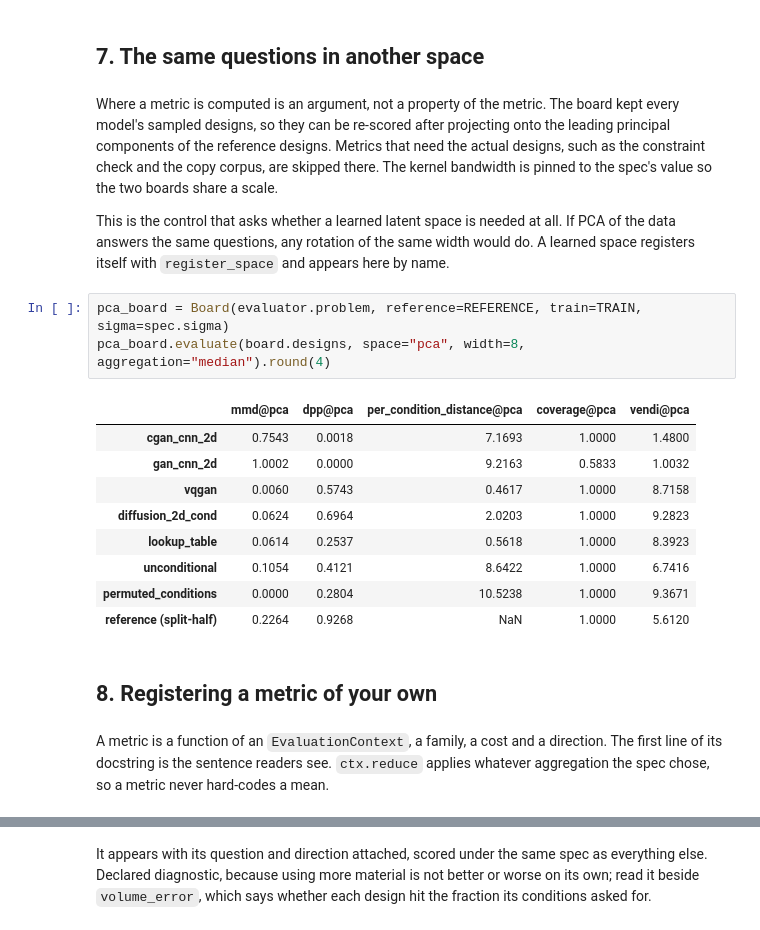
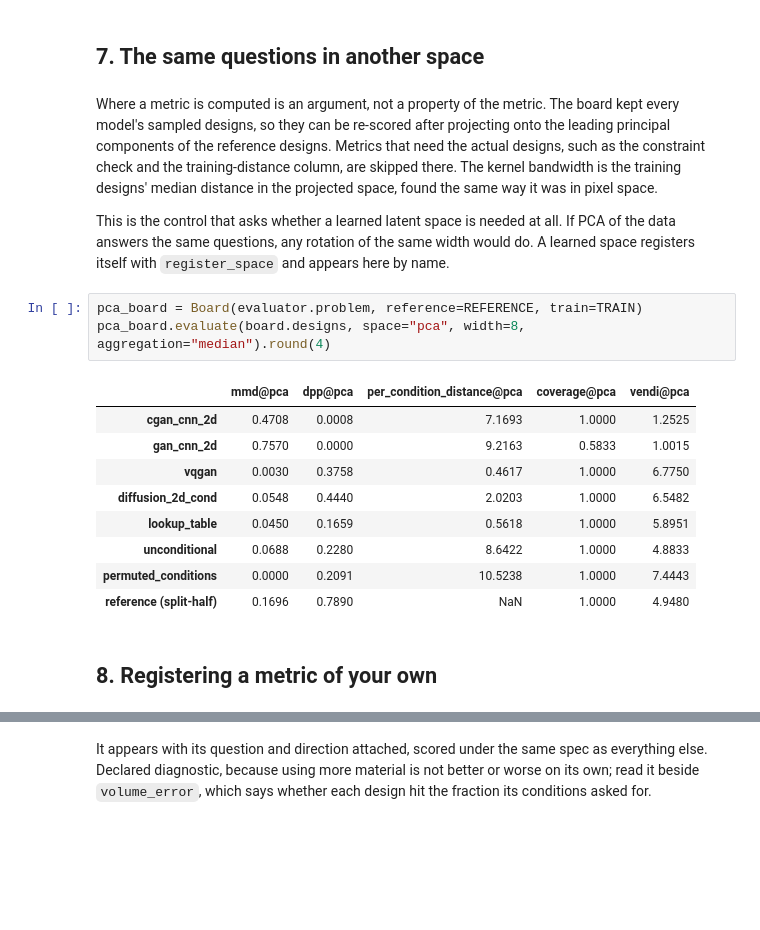
Before and after one commit to IDEALLab/EngiOpt, a Jupyter notebook: example_metrics_suite.ipynb, the cells around one changed output, grey strips where cells are left out. Cells and saved outputs as stored; diff of their text form; blank space fills up the shorter version.

```diff
--- a/example_metrics_suite.ipynb
+++ b/example_metrics_suite.ipynb
@@ -292,28 +300,25 @@ except ValueError as e:
 Where a metric is computed is an argument, not a property of the metric. The board
 kept every model's sampled designs, so they can be re-scored after projecting onto
 the leading principal components of the reference designs. Metrics that need the
-actual designs, such as the constraint check and the copy corpus, are skipped there.
-The kernel bandwidth is pinned to the spec's value so the two boards share a scale.
+actual designs, such as the constraint check and the training-distance column, are
+skipped there. The kernel bandwidth is the training designs' median distance in the
+projected space, found the same way it was in pixel space.
 
 This is the control that asks whether a learned latent space is needed at all. If PCA
 of the data answers the same questions, any rotation of the same width would do. A
 learned space registers itself with `register_space` and appears here by name.
 # %%
-pca_board = Board(evaluator.problem, reference=REFERENCE, train=TRAIN, sigma=spec.sigma)
+pca_board = Board(evaluator.problem, reference=REFERENCE, train=TRAIN)
 pca_board.evaluate(board.designs, space="pca", width=8, aggregation="median").round(4)
 # %% [output]
 |  | mmd@pca | dpp@pca | per_condition_distance@pca | coverage@pca | vendi@pca |
-| cgan_cnn_2d | 0.7543 | 0.0018 | 7.1693 | 1.0000 | 1.4800 |
-| gan_cnn_2d | 1.0002 | 0.0000 | 9.2163 | 0.5833 | 1.0032 |
-| vqgan | 0.0060 | 0.5743 | 0.4617 | 1.0000 | 8.7158 |
-| diffusion_2d_cond | 0.0624 | 0.6964 | 2.0203 | 1.0000 | 9.2823 |
-| lookup_table | 0.0614 | 0.2537 | 0.5618 | 1.0000 | 8.3923 |
-| unconditional | 0.1054 | 0.4121 | 8.6422 | 1.0000 | 6.7416 |
-| permuted_conditions | 0.0000 | 0.2804 | 10.5238 | 1.0000 | 9.3671 |
-| reference (split-half) | 0.2264 | 0.9268 | NaN | 1.0000 | 5.6120 |
+| cgan_cnn_2d | 0.4708 | 0.0008 | 7.1693 | 1.0000 | 1.2525 |
+| gan_cnn_2d | 0.7570 | 0.0000 | 9.2163 | 0.5833 | 1.0015 |
+| vqgan | 0.0030 | 0.3758 | 0.4617 | 1.0000 | 6.7750 |
+| diffusion_2d_cond | 0.0548 | 0.4440 | 2.0203 | 1.0000 | 6.5482 |
+| lookup_table | 0.0450 | 0.1659 | 0.5618 | 1.0000 | 5.8951 |
+| unconditional | 0.0688 | 0.2280 | 8.6422 | 1.0000 | 4.8833 |
+| permuted_conditions | 0.0000 | 0.2091 | 10.5238 | 1.0000 | 7.4443 |
+| reference (split-half) | 0.1696 | 0.7890 | NaN | 1.0000 | 4.9480 |
 # %% [markdown]
 ## 8. Registering a metric of your own
-# %% [markdown]
-A metric is a function of an `EvaluationContext`, a family, a cost and a direction.
-The first line of its docstring is the sentence readers see. `ctx.reduce` applies
-whatever aggregation the spec chose, so a metric never hard-codes a mean.
```
Also changed, not shown: parts of 10 cells of this notebook.
